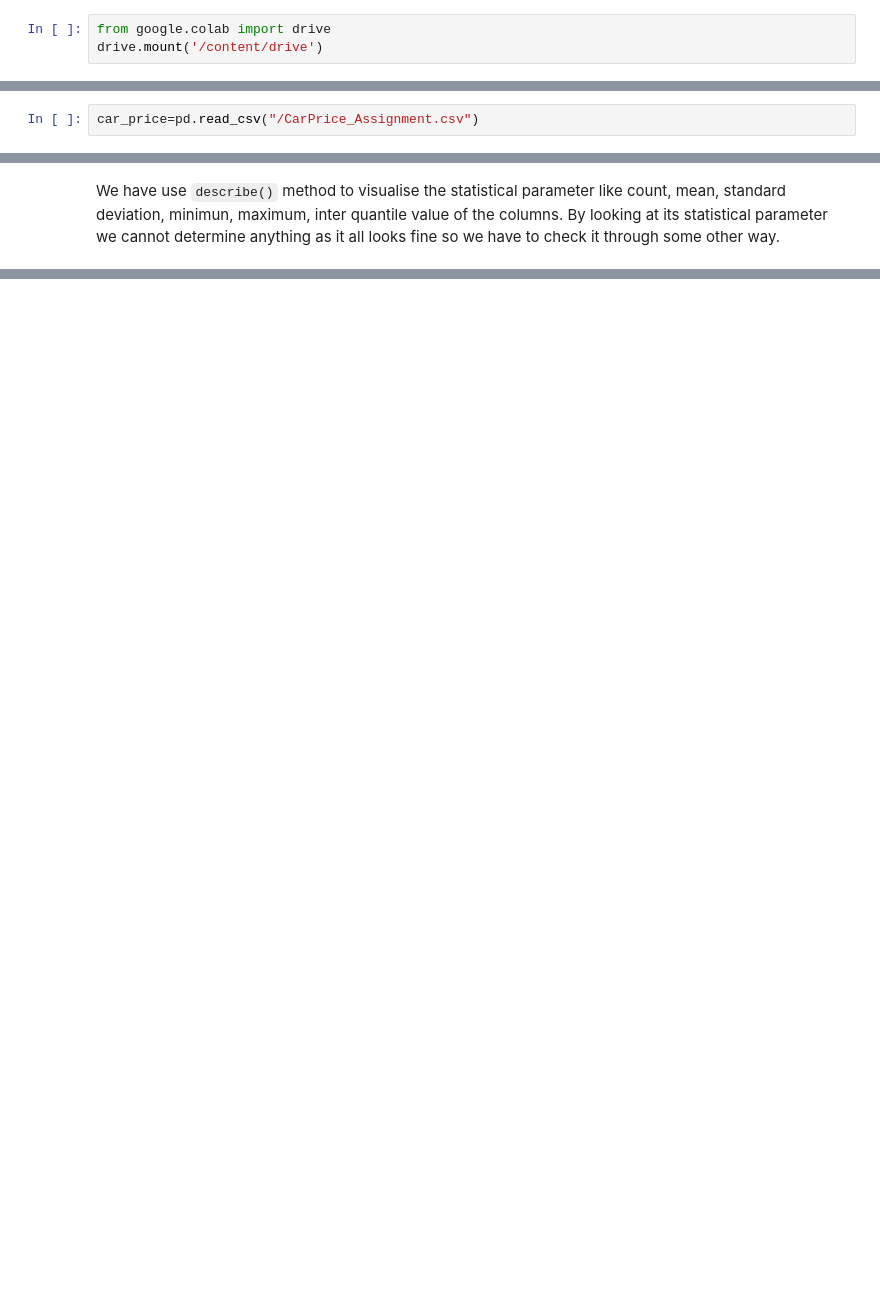
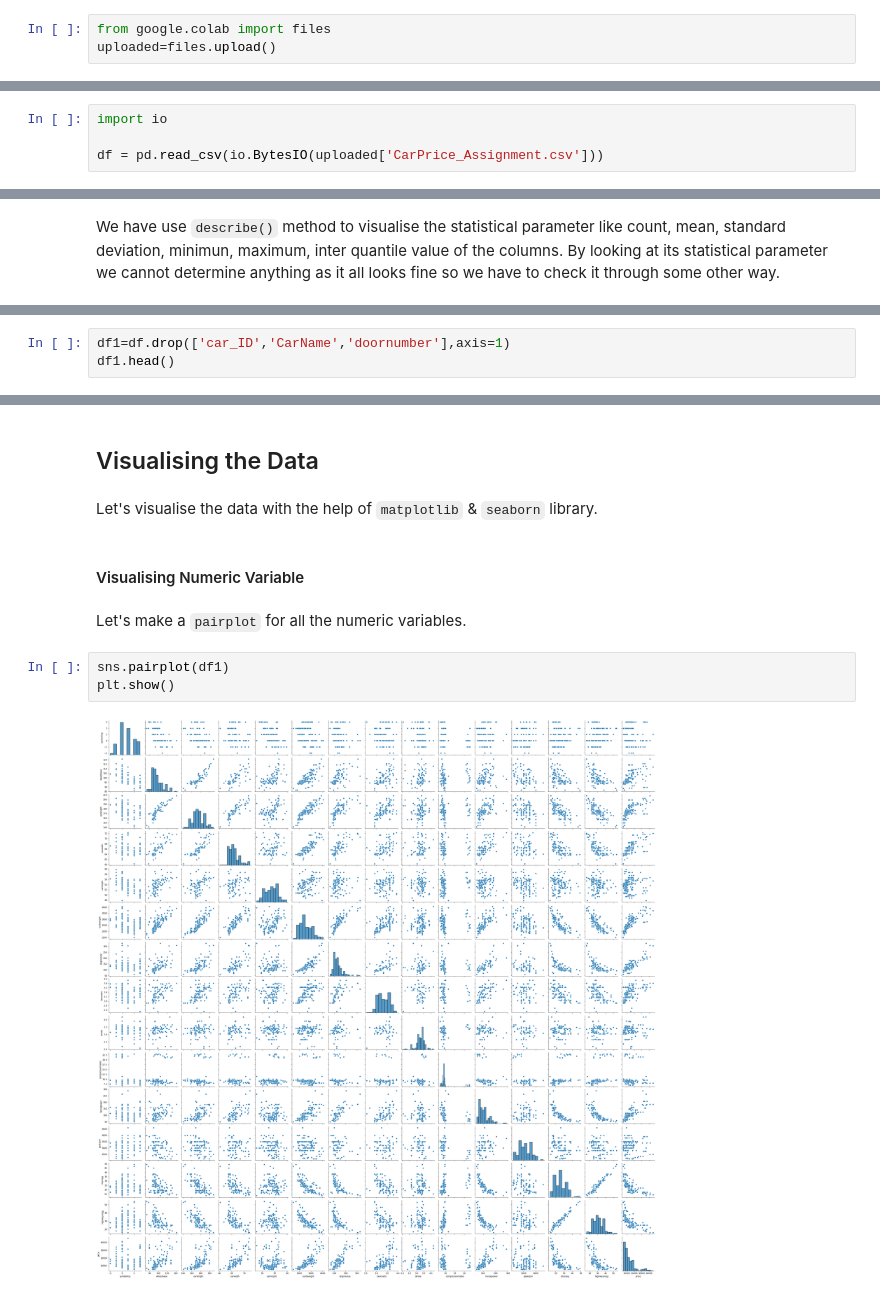
Before and after one commit to RaqeebShaikh12/Car-Price-Prediction-using-Multiple-Linear-Regression, a Jupyter notebook: Car_Price_Prediction_using_Multiple_Linear_Regression.ipynb, the cells around one changed output, grey strips where cells are left out. Drawn from its saved outputs; the diff is of its cells as text; blank space fills up the shorter version.

```diff
--- a/Car_Price_Prediction_using_Multiple_Linear_Regression.ipynb
+++ b/Car_Price_Prediction_using_Multiple_Linear_Regression.ipynb
@@ -18,4 +20,4 @@ import pandas as pd
 # %%
-from google.colab import drive
-drive.mount('/content/drive')
+from google.colab import files
+uploaded=files.upload()
 # %% [output]
@@ -23,4 +26,6 @@ Mounted at /content/drive
 # %%
-car_price=pd.read_csv("/CarPrice_Assignment.csv")
+import io
+
+df = pd.read_csv(io.BytesIO(uploaded['CarPrice_Assignment.csv']))
 # %%
 # Check the head of the dataset
@@ -77,0 +87,3 @@ We have use `describe()` method to visualise the statistical parameter like coun
+# %%
+df1=df.drop(['car_ID','CarName','doornumber'],axis=1)
+df1.head()
@@ -77,0 +98,13 @@ We have use `describe()` method to visualise the statistical parameter like coun
+# %% [markdown]
+## Visualising the Data
+# %% [markdown]
+Let's visualise the data with the help of `matplotlib` & `seaborn` library.
+# %% [markdown]
+#### Visualising Numeric Variable
+# %% [markdown]
+Let's make a `pairplot` for all the numeric variables.
+# %%
+sns.pairplot(df1)
+plt.show()
+# %% [output]
+[figure, added]
```
Also changed, not shown: parts of 17 cells of this notebook.
